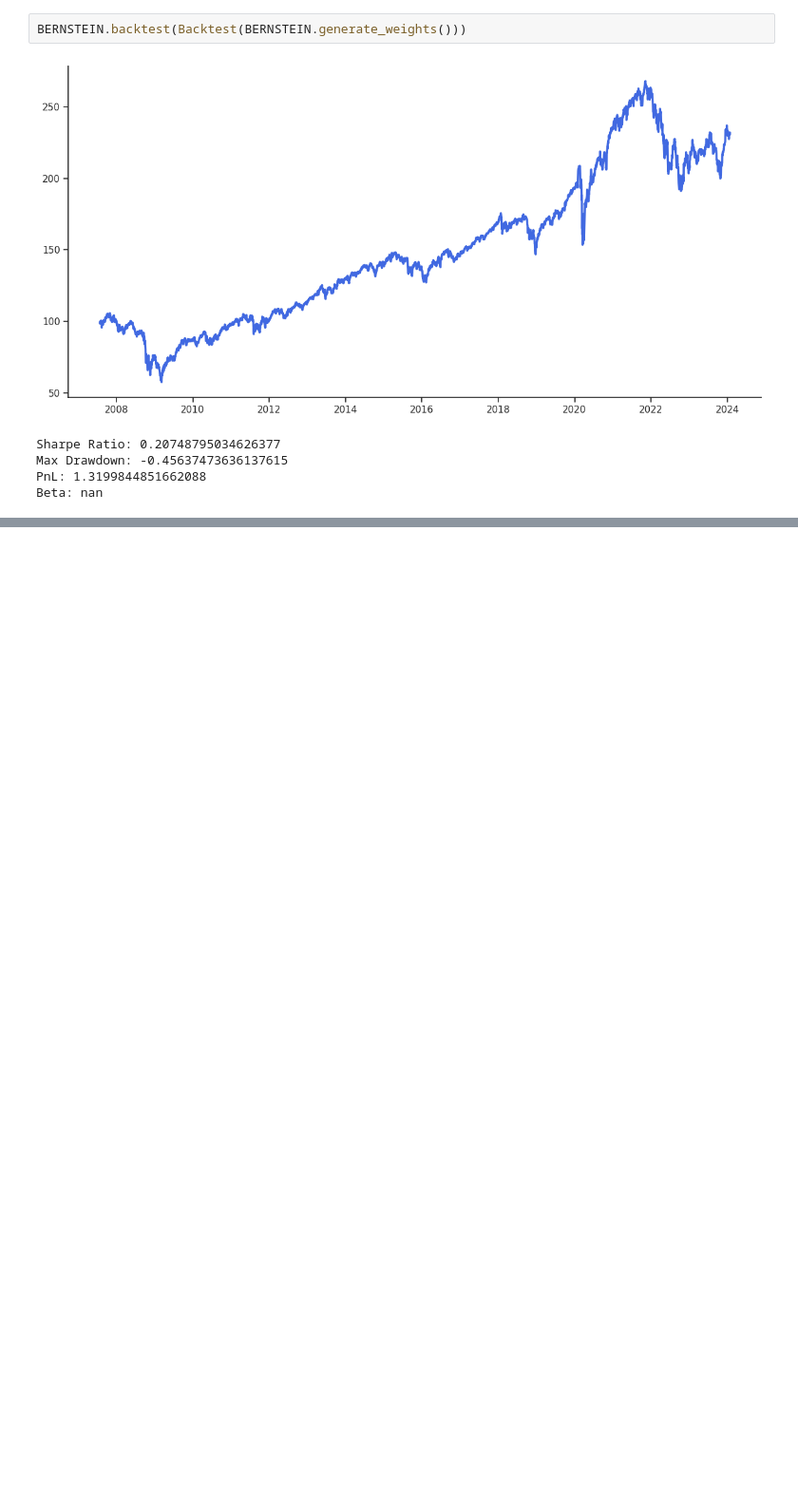
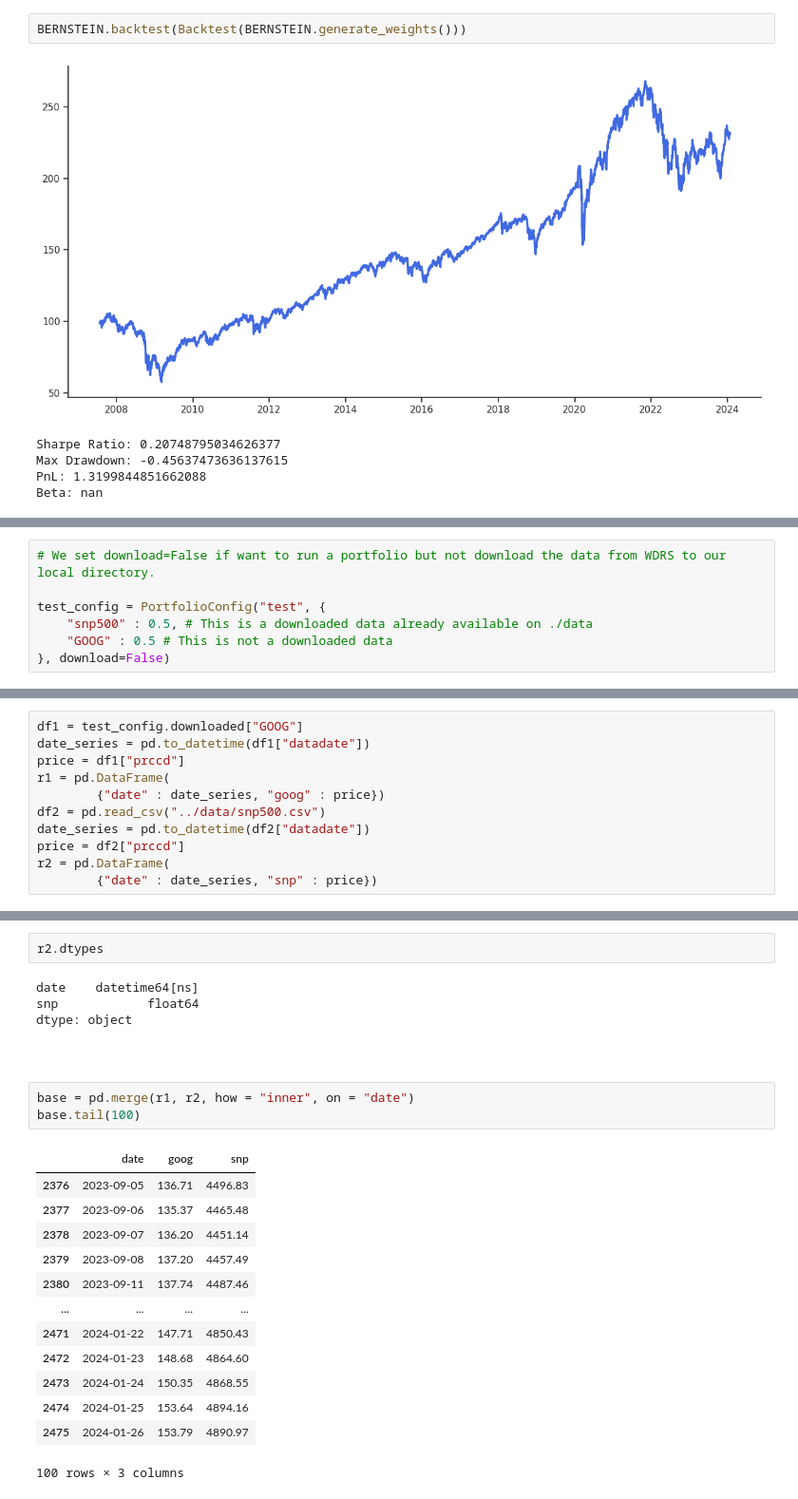
Before and after one commit to NUSFintechQuant/AY2324S1-Modern-Portfolio-Theory, a Jupyter notebook: portfolio/portfolio_demo.ipynb, the cells around one changed output, grey strips where cells are left out. Shown: that part at 95% size. Cells and saved outputs as stored; diff of their text form; blank space fills up the shorter version.

Commit message:
feat: add ability to use non-downloaded data using wdrs

```diff
--- a/portfolio/portfolio_demo.ipynb
+++ b/portfolio/portfolio_demo.ipynb
@@ -249,0 +254,7 @@ Beta: nan
+# %%
+# We set download=False if want to run a portfolio but not download the data from WDRS to our local directory.
+
+test_config = PortfolioConfig("test", {
+    "snp500" : 0.5, # This is a downloaded data already available on ./data
+    "GOOG" : 0.5 # This is not a downloaded data
+}, download=False)
@@ -249,0 +277,11 @@ Beta: nan
+# %%
+df1 = test_config.downloaded["GOOG"]
+date_series = pd.to_datetime(df1["datadate"])
+price = df1["prccd"]
+r1 = pd.DataFrame(
+        {"date" : date_series, "goog" : price})
+df2 = pd.read_csv("../data/snp500.csv")
+date_series = pd.to_datetime(df2["datadate"])
+price = df2["prccd"]
+r2 = pd.DataFrame(
+        {"date" : date_series, "snp" : price})
@@ -249,0 +326,25 @@ Beta: nan
+# %%
+r2.dtypes
+# %% [output]
+date    datetime64[ns]
+snp            float64
+dtype: object
+# %% [markdown]
+##
+# %%
+base = pd.merge(r1, r2, how = "inner", on = "date")
+base.tail(100)
+# %% [output]
+|  | date | goog | snp |
+| 2376 | 2023-09-05 | 136.71 | 4496.83 |
+| 2377 | 2023-09-06 | 135.37 | 4465.48 |
+| 2378 | 2023-09-07 | 136.20 | 4451.14 |
+| 2379 | 2023-09-08 | 137.20 | 4457.49 |
+| 2380 | 2023-09-11 | 137.74 | 4487.46 |
+| ... | ... | ... | ... |
+| 2471 | 2024-01-22 | 147.71 | 4850.43 |
+| 2472 | 2024-01-23 | 148.68 | 4864.60 |
+| 2473 | 2024-01-24 | 150.35 | 4868.55 |
+| 2474 | 2024-01-25 | 153.64 | 4894.16 |
+| 2475 | 2024-01-26 | 153.79 | 4890.97 |
+100 rows × 3 columns
```
Also changed, not shown: parts of 8 cells of this notebook, 2 other files.
